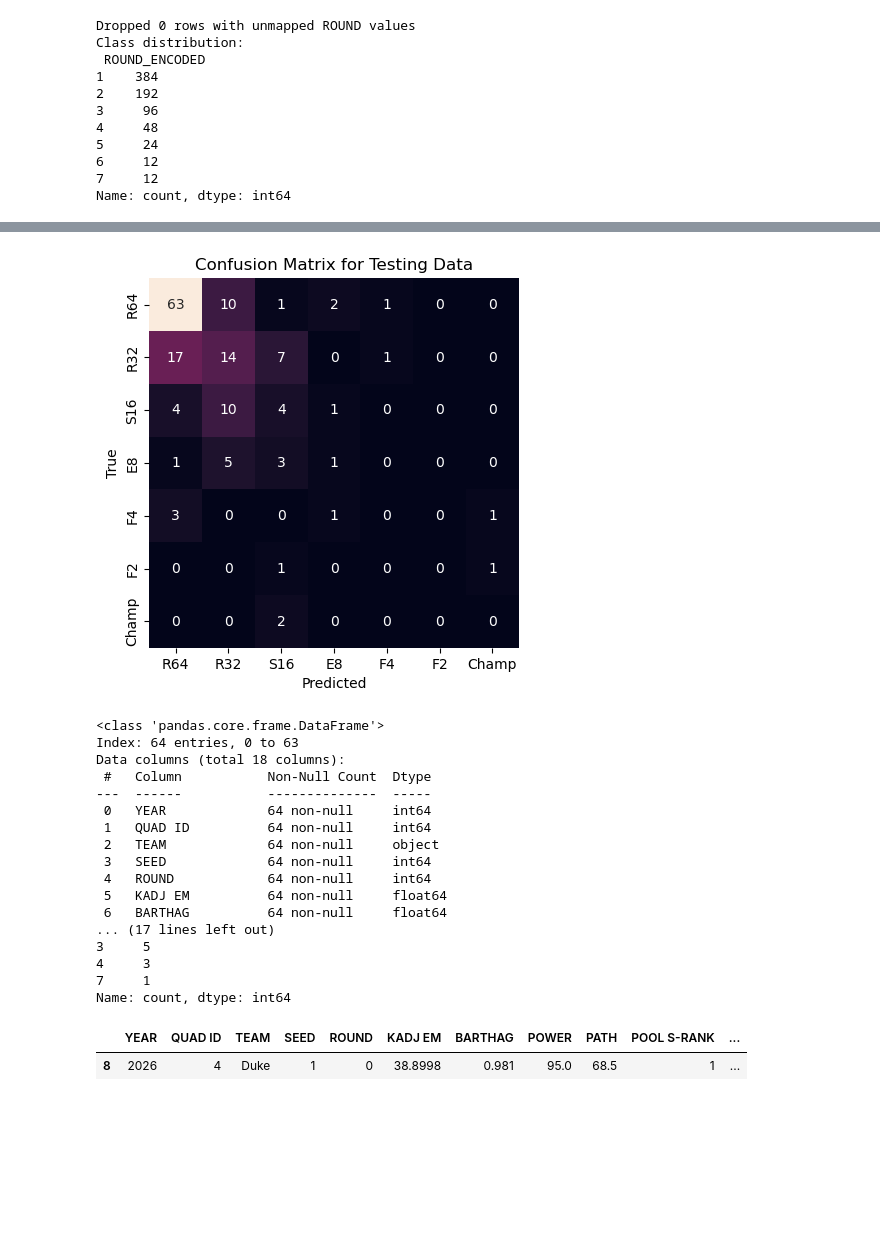
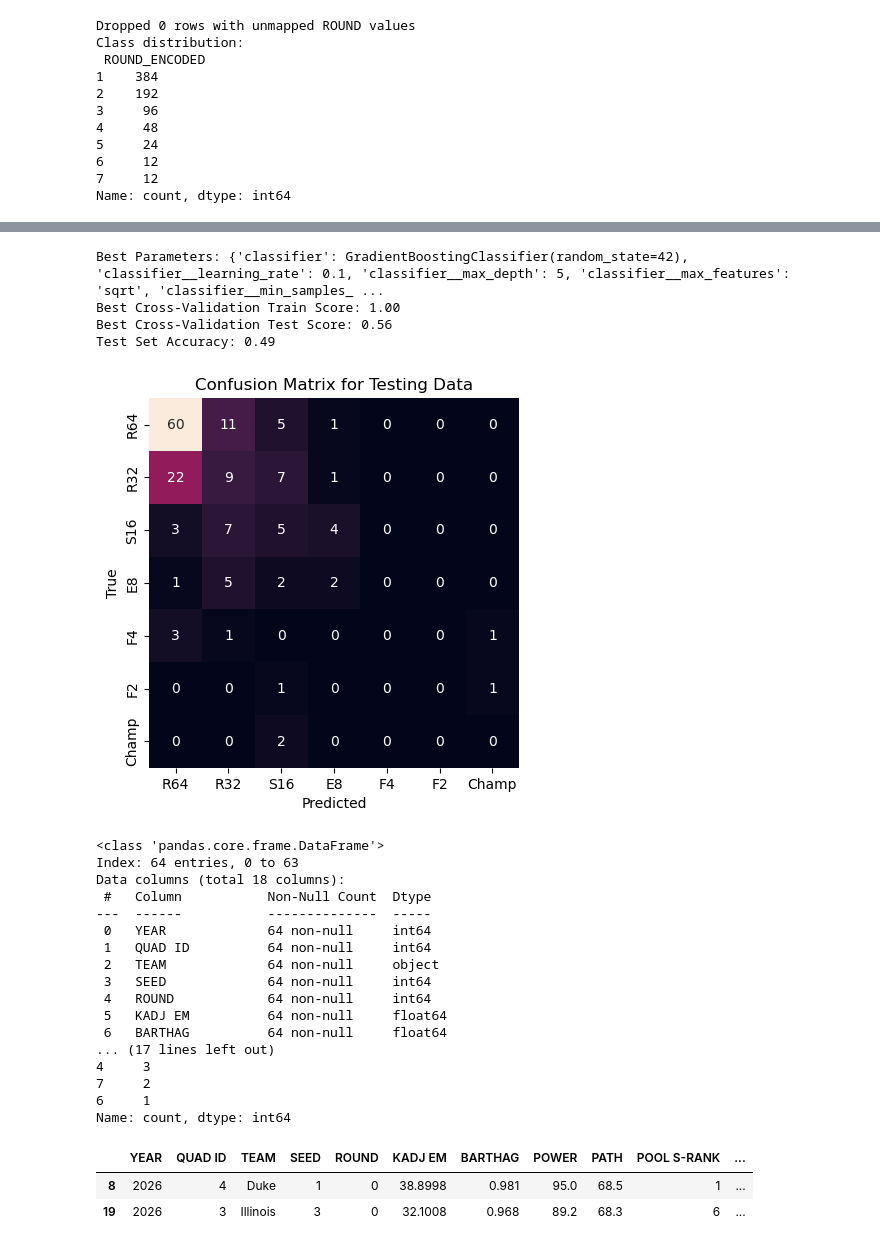
Before and after one commit to Haroldmin1028/ENSF444-CourseProject, a Jupyter notebook: Project.ipynb, the cells around one changed output, grey strips where cells are left out. Saved outputs shown, nothing was run; the diff lists cells and outputs as text; code cells hidden in the pictures; blank space fills up the shorter version.

Commit message:
Implemented grid search CV for gradient boosting classifier

```diff
--- a/Project.ipynb
+++ b/Project.ipynb
@@ -122,10 +122,13 @@ from sklearn.preprocessing import StandardScaler
 from sklearn.pipeline import Pipeline
 from sklearn.linear_model import LogisticRegression
 from sklearn.ensemble import RandomForestClassifier, GradientBoostingClassifier
-from sklearn.metrics import accuracy_score, classification_report, confusion_matrix, ConfusionMatrixDisplay
+from sklearn.metrics import accuracy_score, classification_report, confusion_matrix
 
 X_train, X_test, y_train, y_test = train_test_split(X, y, stratify=y, test_size=0.2, random_state=42)
-ct = ColumnTransformer([("scaling", StandardScaler(), ["SEED", "KADJ EM", "BARTHAG", "DUNKS FG%", "CLOSE TWOS FG%", "CLOSE TWOS FG%D", "THREES FG%", "THREES SHARE", "THREES FG%D"])], remainder="passthrough")
+ct = ColumnTransformer([("scaling", StandardScaler(), ["KADJ EM", "BARTHAG", "DUNKS FG%",
+                                                       "CLOSE TWOS FG%", "CLOSE TWOS FG%D", "THREES FG%",
+                                                       "THREES SHARE", "THREES FG%D", "POWER", "PATH"])],
+                                                       remainder="passthrough")
 # %%
 models = {"Logistic Regression": Pipeline([("preprocessor", ct), ("classifier", LogisticRegression(max_iter=1000, C=1.0, multi_class="multinomial", solver="lbfgs", class_weight="balanced", random_state=42))]),
     "Random Forest": Pipeline([("preprocessor", ct), ("classifier", RandomForestClassifier(n_estimators=200, max_depth=8, min_samples_split=5, class_weight="balanced", random_state=42, n_jobs=-1))]),
@@ -134,18 +137,12 @@ models = {"Logistic Regression": Pipeline([("preprocessor", ct), ("classifier",
 # %%
 ROUND_LABELS = ["R64", "R32", "S16", "E8", "F4", "Final", "Champ"]
 results = {}
-best_score = 0
-best_model = None
 
 for name, model in models.items():
     model.fit(X_train, y_train)
     y_pred = model.predict(X_test)
     acc = accuracy_score(y_test, y_pred)
     cv = cross_val_score(model, X, y, cv=5, scoring="accuracy")
-
-    if cv.mean() > best_score:
-        best_score = cv.mean()
-        best_model = model
 
     results[name] = {
         "model": model,
@@ -184,0 +182,16 @@ weighted avg       0.49      0.53      0.51       154
+# %%
+from sklearn.model_selection import GridSearchCV
+
+pipe = Pipeline(steps=[('preprocessor', ct),
+                      ('classifier', GradientBoostingClassifier(random_state=42))])
+
+param_grid = [{'classifier': [GradientBoostingClassifier(random_state=42)],
+               'classifier__max_depth': [3, 4, 5],
+               'classifier__max_features': ['sqrt', 'log2'],
+               'classifier__n_estimators': [100, 250, 500],
+               'classifier__min_samples_leaf': [5, 10, 20],
+               'classifier__learning_rate': [0.05, 0.1, 0.2]
+              }]
+
+grid = GridSearchCV(pipe, param_grid, cv=5, return_train_score=True)
+grid.fit(X_train, y_train)
@@ -185,17 +216,29 @@ weighted avg       0.49      0.53      0.51       154
+# %%
+print("Best Parameters: {}".format(grid.best_params_))
+print("Best Cross-Validation Train Score: {:.2f}".format(
+    grid.cv_results_['mean_train_score'][grid.best_index_]))
+print("Best Cross-Validation Test Score: {:.2f}".format(grid.best_score_))
+print("Test Set Accuracy: {:.2f}".format(grid.score(X_test, y_test)))
+# %% [output]
+Best Parameters: {'classifier': GradientBoostingClassifier(random_state=42), 'classifier__learning_rate': 0.1, 'classifier__max_depth': 5, 'classifier__max_features': 'sqrt', 'classifier__min_samples_ ...
+Best Cross-Validation Train Score: 1.00
+Best Cross-Validation Test Score: 0.56
+Test Set Accuracy: 0.49
 # %%
+best_model = grid.best_estimator_
 y_test_pred = best_model.predict(X_test)
 
 train_mat = confusion_matrix(y_test, y_test_pred)
 sns.heatmap(train_mat, xticklabels=["R64", "R32", "S16", "E8", "F4", "F2", "Champ"],
             yticklabels=["R64", "R32", "S16", "E8", "F4", "F2", "Champ"],
             square=True, annot=True, cbar=False, fmt='d')
 plt.xlabel("Predicted")
 plt.ylabel("True")
 plt.title("Confusion Matrix for Testing Data")
 
 plt.show()
 # %% [output]
-[figure, old version]
+[figure, new version]
 # %%
 df_2026.info()
 
@@ -219,9 +262,10 @@ Data columns (total 18 columns):
  5   KADJ EM          64 non-null     float64
  6   BARTHAG          64 non-null     float64
 ... (17 lines left out)
-3     5
 4     3
-7     1
+7     2
+6     1
 Name: count, dtype: int64
 |  | YEAR | QUAD ID | TEAM | SEED | ROUND | KADJ EM | BARTHAG | POWER | PATH | POOL S-RANK | ... |
 | 8 | 2026 | 4 | Duke | 1 | 0 | 38.8998 | 0.981 | 95.0 | 68.5 | 1 | ... |
+| 19 | 2026 | 3 | Illinois | 3 | 0 | 32.1008 | 0.968 | 89.2 | 68.3 | 6 | ... |
```
Also changed, not shown: parts of 2 cells of this notebook.
